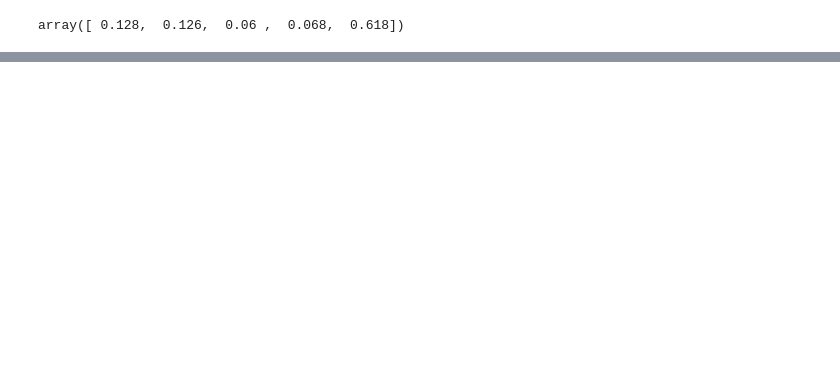
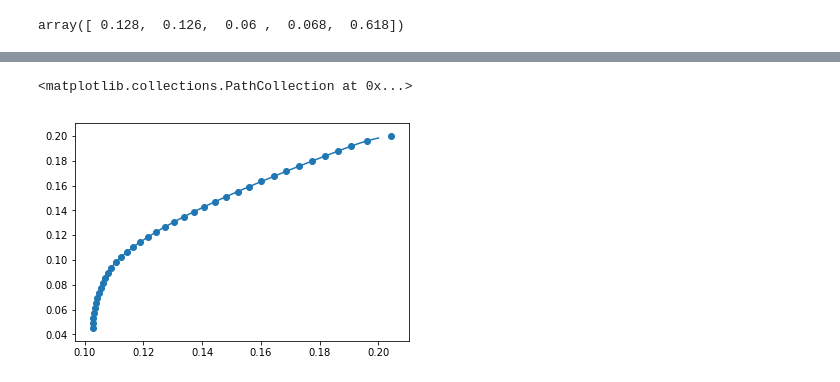
Before and after one commit to tomjonesbackup/python-for-finance, a Jupyter notebook: portfolio-optimisation.ipynb, the cells around one changed output, grey strips where cells are left out. Cells and saved outputs as stored; diff of their text form; code cells hidden in the pictures; blank space fills up the shorter version.

```diff
--- a/portfolio-optimisation.ipynb
+++ b/portfolio-optimisation.ipynb
@@ -201,0 +221,17 @@ plt.colorbar(label='Sharpe ratio')
+# %%
+tck = sci.splrep(evols,erets)
+# %%
+# spline functions of frontier and its first-order derivative
+def f(x):
+    return sci.splev(x, tck, der=0)
+def df(x):
+    return sci.splev(x, tck, der=1)
+# %%
+# verify spline fits
+x = np.linspace(0.103,0.2, 50.)
+plt.plot(x, f(x))
+#plt.plot(x, df(x))
+plt.scatter(evols, erets)
+# %% [output]
+<matplotlib.collections.PathCollection at 0x...>
+[figure, added]
```
Also changed, not shown: parts of 23 cells of this notebook.
